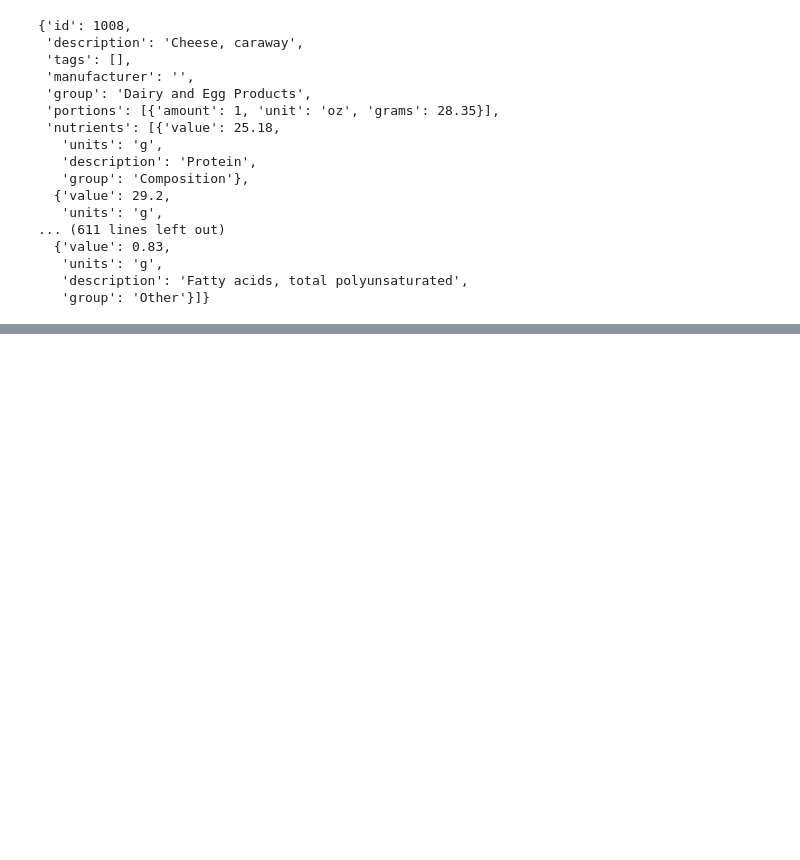
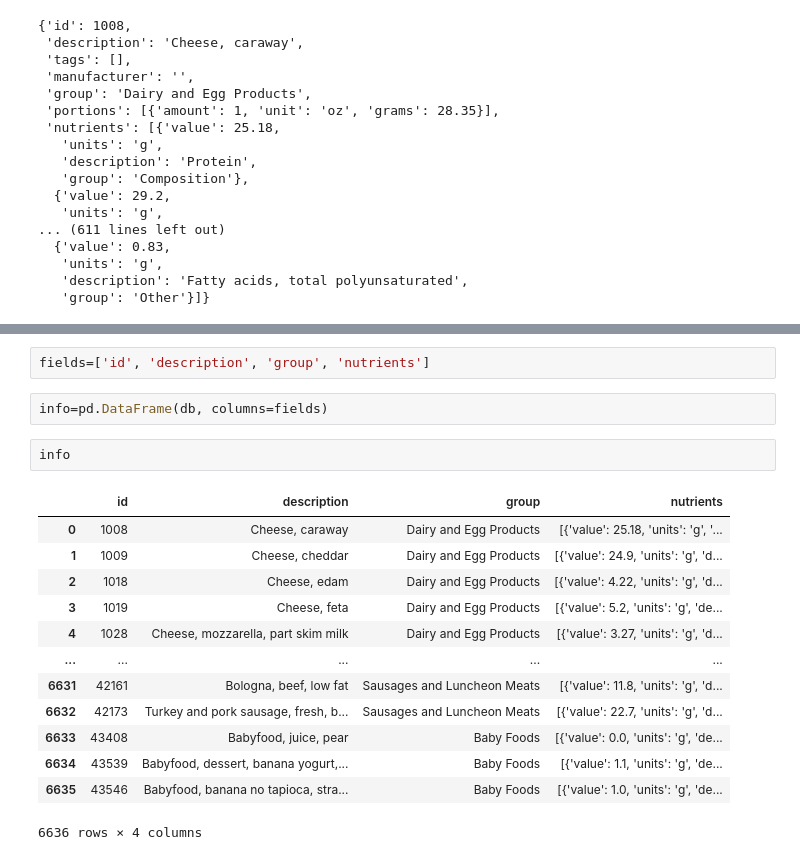
Before and after one commit to morey-ow/cs2521-summer2023, a Jupyter notebook: chapter10notes_day2.ipynb, the cells around one changed output, grey strips where cells are left out. Saved outputs shown, nothing was run; the diff lists cells and outputs as text; blank space fills up the shorter version.

```diff
--- a/chapter10notes_day2.ipynb
+++ b/chapter10notes_day2.ipynb
@@ -573,0 +622,20 @@ db[0]  # this is a dictionary
+# %%
+fields=['id', 'description', 'group', 'nutrients']
+# %%
+info=pd.DataFrame(db, columns=fields)
+# %%
+info
+# %% [output]
+|  | id | description | group | nutrients |
+| 0 | 1008 | Cheese, caraway | Dairy and Egg Products | [{'value': 25.18, 'units': 'g', '... |
+| 1 | 1009 | Cheese, cheddar | Dairy and Egg Products | [{'value': 24.9, 'units': 'g', 'd... |
+| 2 | 1018 | Cheese, edam | Dairy and Egg Products | [{'value': 4.22, 'units': 'g', 'd... |
+| 3 | 1019 | Cheese, feta | Dairy and Egg Products | [{'value': 5.2, 'units': 'g', 'de... |
+| 4 | 1028 | Cheese, mozzarella, part skim milk | Dairy and Egg Products | [{'value': 3.27, 'units': 'g', 'd... |
+| ... | ... | ... | ... | ... |
+| 6631 | 42161 | Bologna, beef, low fat | Sausages and Luncheon Meats | [{'value': 11.8, 'units': 'g', 'd... |
+| 6632 | 42173 | Turkey and pork sausage, fresh, b... | Sausages and Luncheon Meats | [{'value': 22.7, 'units': 'g', 'd... |
+| 6633 | 43408 | Babyfood, juice, pear | Baby Foods | [{'value': 0.0, 'units': 'g', 'de... |
+| 6634 | 43539 | Babyfood, dessert, banana yogurt,... | Baby Foods | [{'value': 1.1, 'units': 'g', 'de... |
+| 6635 | 43546 | Babyfood, banana no tapioca, stra... | Baby Foods | [{'value': 1.0, 'units': 'g', 'de... |
+6636 rows × 4 columns
```
Also changed, not shown: parts of 24 cells of this notebook.
